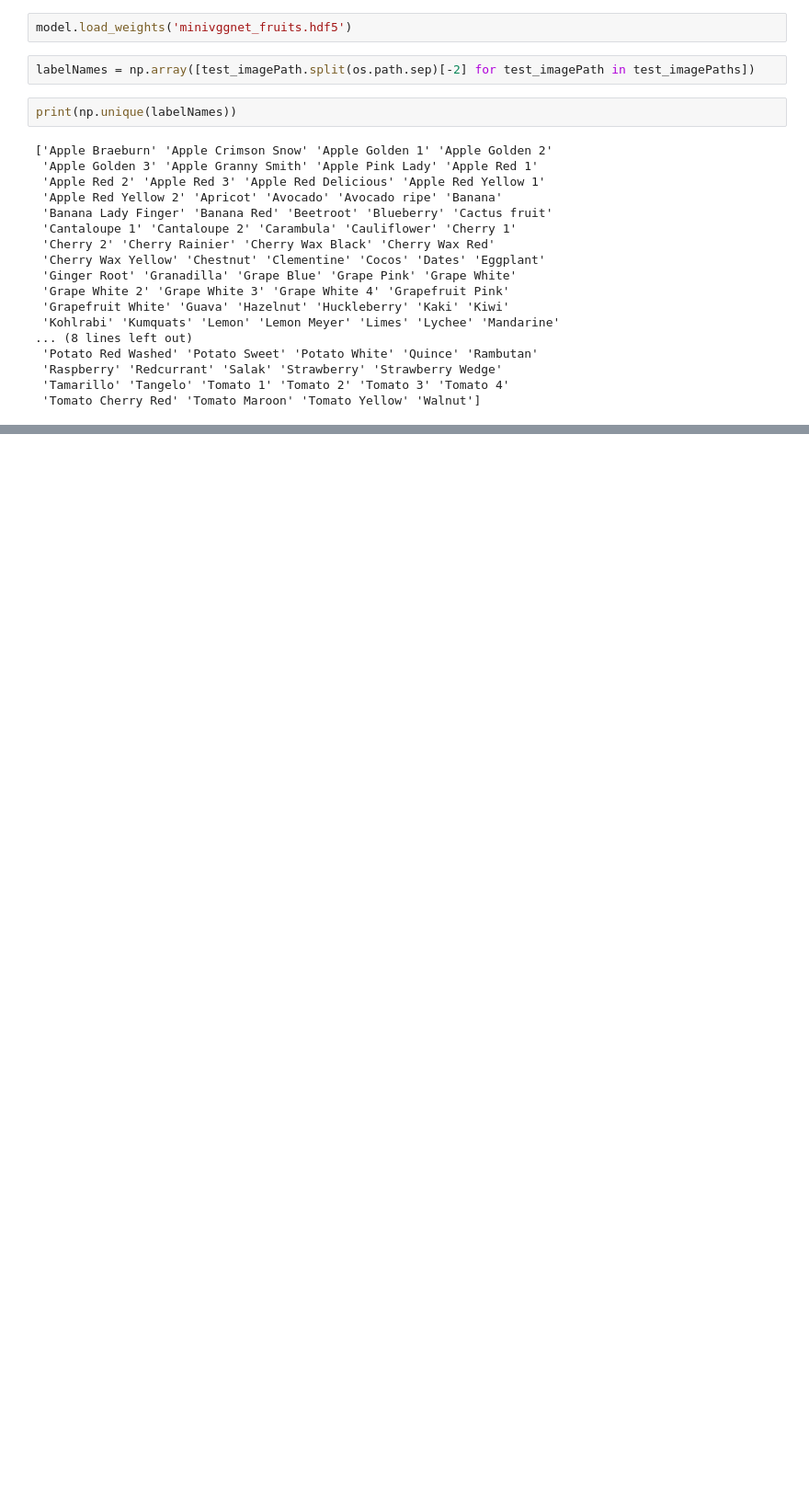
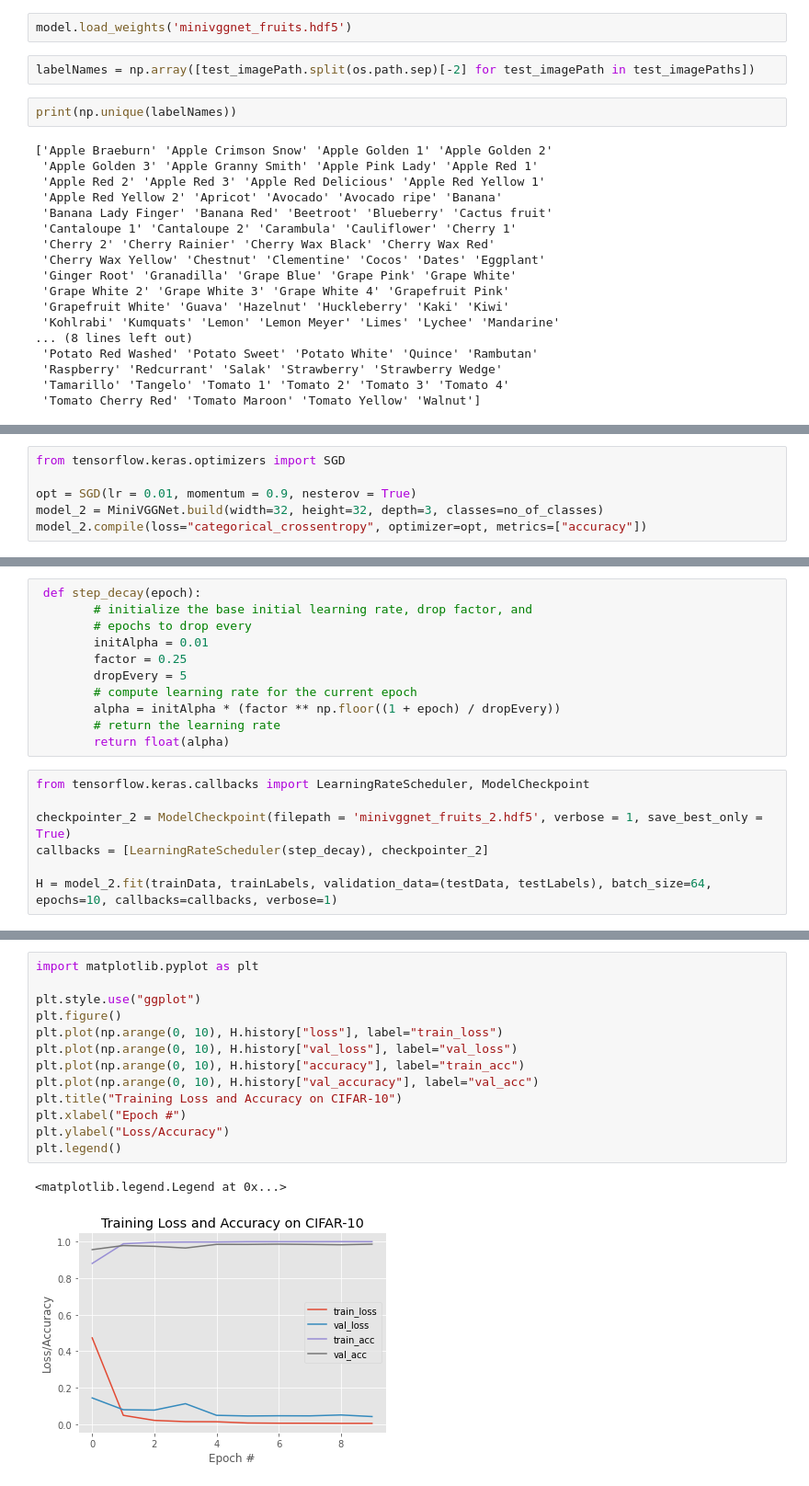
Before and after one commit to duylebkHCM/Kaggle-Notebooks, a Jupyter notebook: Fruit classification.ipynb, the cells around one changed output, grey strips where cells are left out. Shown at 92% size. Drawn from its saved outputs; the diff is of its cells as text; blank space fills up the shorter version.

```diff
--- a/Fruit classification.ipynb
+++ b/Fruit classification.ipynb
@@ -352,0 +375,6 @@ plt.legend()
+# %%
+from tensorflow.keras.optimizers import SGD
+
+opt = SGD(lr = 0.01, momentum = 0.9, nesterov = True)
+model_2 = MiniVGGNet.build(width=32, height=32, depth=3, classes=no_of_classes)
+model_2.compile(loss="categorical_crossentropy", optimizer=opt, metrics=["accuracy"])
@@ -352,0 +383,18 @@ plt.legend()
+# %%
+ def step_decay(epoch):
+        # initialize the base initial learning rate, drop factor, and
+        # epochs to drop every
+        initAlpha = 0.01
+        factor = 0.25
+        dropEvery = 5
+        # compute learning rate for the current epoch
+        alpha = initAlpha * (factor ** np.floor((1 + epoch) / dropEvery))
+        # return the learning rate
+        return float(alpha)
+# %%
+from tensorflow.keras.callbacks import LearningRateScheduler, ModelCheckpoint
+
+checkpointer_2 = ModelCheckpoint(filepath = 'minivggnet_fruits_2.hdf5', verbose = 1, save_best_only = True)
+callbacks = [LearningRateScheduler(step_decay), checkpointer_2]
+
+H = model_2.fit(trainData, trainLabels, validation_data=(testData, testLabels), batch_size=64, epochs=10, callbacks=callbacks, verbose=1)
@@ -352,0 +444,16 @@ plt.legend()
+# %%
+import matplotlib.pyplot as plt
+
+plt.style.use("ggplot")
+plt.figure()
+plt.plot(np.arange(0, 10), H.history["loss"], label="train_loss")
+plt.plot(np.arange(0, 10), H.history["val_loss"], label="val_loss")
+plt.plot(np.arange(0, 10), H.history["accuracy"], label="train_acc")
+plt.plot(np.arange(0, 10), H.history["val_accuracy"], label="val_acc")
+plt.title("Training Loss and Accuracy on CIFAR-10")
+plt.xlabel("Epoch #")
+plt.ylabel("Loss/Accuracy")
+plt.legend()
+# %% [output]
+<matplotlib.legend.Legend at 0x...>
+[figure, added]
```
Also changed, not shown: parts of 23 cells of this notebook.
